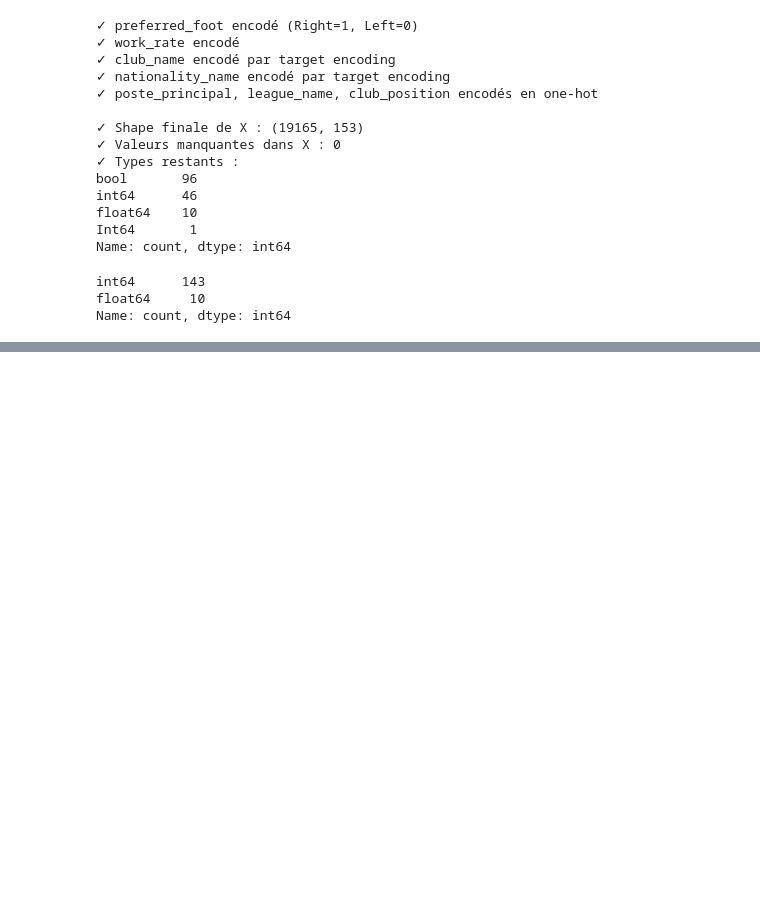
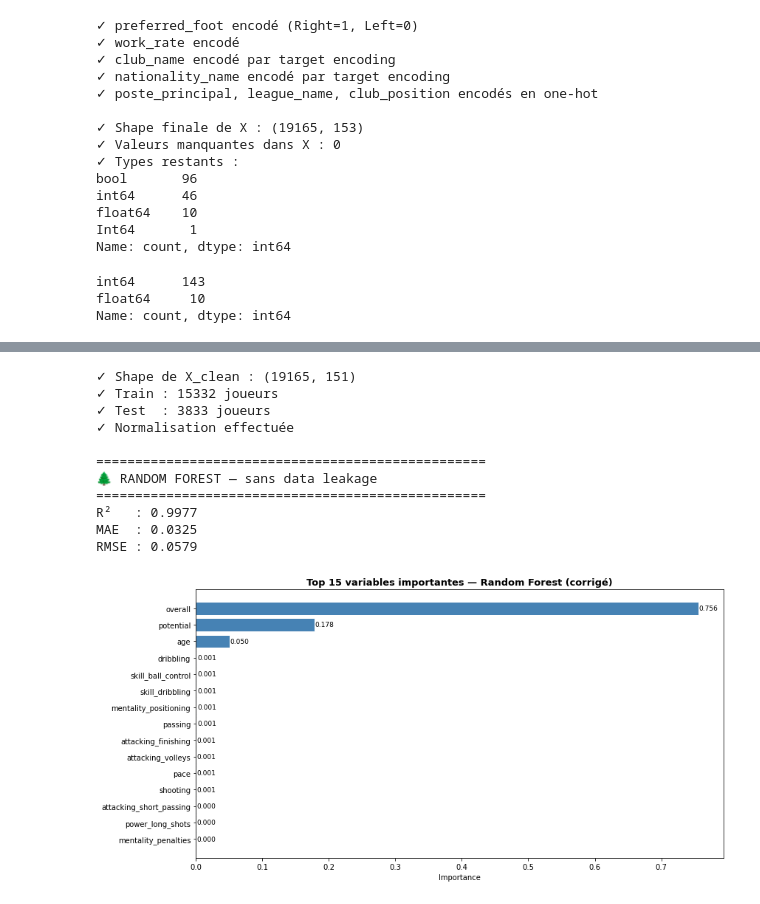
Before and after one commit to emiliehhd/Project_DataScience, a Jupyter notebook: EDA.ipynb, the cells around one changed output, grey strips where cells are left out. Drawn from its saved outputs; the diff is of its cells as text; code cells hidden in the pictures; blank space fills up the shorter version.

```diff
--- a/EDA.ipynb
+++ b/EDA.ipynb
@@ -808,0 +1014,69 @@ Name: count, dtype: int64
+# %%
+# ── Correction : exclure les variables qui causent le data leakage ───────
+X_clean = X.drop(columns=['release_clause_eur_log', 'wage_eur_log'])
+print(f"✓ Shape de X_clean : {X_clean.shape}")
+
+# ── Nouveau split ─────────────────────────────────────────────────────────
+X_train2, X_test2, y_train2, y_test2 = train_test_split(
+    X_clean, y, test_size=0.2, random_state=42
+)
+print(f"✓ Train : {X_train2.shape[0]} joueurs")
+print(f"✓ Test  : {X_test2.shape[0]} joueurs")
+
+# ── Nouvelle normalisation ────────────────────────────────────────────────
+scaler2 = StandardScaler()
+X_train2_scaled = scaler2.fit_transform(X_train2)
+X_test2_scaled  = scaler2.transform(X_test2)
+print(f"✓ Normalisation effectuée")
+
+# ── Nouveau Random Forest ─────────────────────────────────────────────────
+print("\n" + "=" * 50)
+print("🌲 RANDOM FOREST — sans data leakage")
+print("=" * 50)
+
+rf2 = RandomForestRegressor(n_estimators=100, random_state=42, n_jobs=-1)
+rf2.fit(X_train2_scaled, y_train2)
+y_pred_rf2 = rf2.predict(X_test2_scaled)
+
+r2_rf2   = r2_score(y_test2, y_pred_rf2)
+mae_rf2  = mean_absolute_error(y_test2, y_pred_rf2)
+rmse_rf2 = np.sqrt(mean_squared_error(y_test2, y_pred_rf2))
+
+print(f"R²   : {r2_rf2:.4f}")
+print(f"MAE  : {mae_rf2:.4f}")
+print(f"RMSE : {rmse_rf2:.4f}")
+
+# ── Top 15 nouvelles features importantes ────────────────────────────────
+importances2 = pd.Series(rf2.feature_importances_,
+                         index=X_clean.columns)\
+                         .sort_values(ascending=False).head(15)
+
+plt.figure(figsize=(12, 6))
+bars = plt.barh(importances2.index[::-1], importances2.values[::-1],
+                color='steelblue', edgecolor='white')
+plt.xlabel('Importance')
+plt.title('Top 15 variables importantes — Random Forest (corrigé)',
+          fontsize=13, fontweight='bold')
+for bar, val in zip(bars, importances2.values[::-1]):
+    plt.text(bar.get_width() + 0.001, bar.get_y() + bar.get_height()/2,
+             f'{val:.3f}', va='center', fontsize=9)
+plt.tight_layout()
+plt.show()
+
+print("\n=== Top 15 features les plus importantes (corrigé) ===\n")
+for feat, imp in importances2.items():
+    barre = '█' * int(imp * 100)
+    print(f"{feat:<35} {imp:.4f}  {barre}")
+# %% [output]
+✓ Shape de X_clean : (19165, 151)
+✓ Train : 15332 joueurs
+✓ Test  : 3833 joueurs
+✓ Normalisation effectuée
+
+==================================================
+🌲 RANDOM FOREST — sans data leakage
+==================================================
+R²   : 0.9977
+MAE  : 0.0325
+RMSE : 0.0579
+[figure, added]
```
Also changed, not shown: parts of 13 cells of this notebook.
